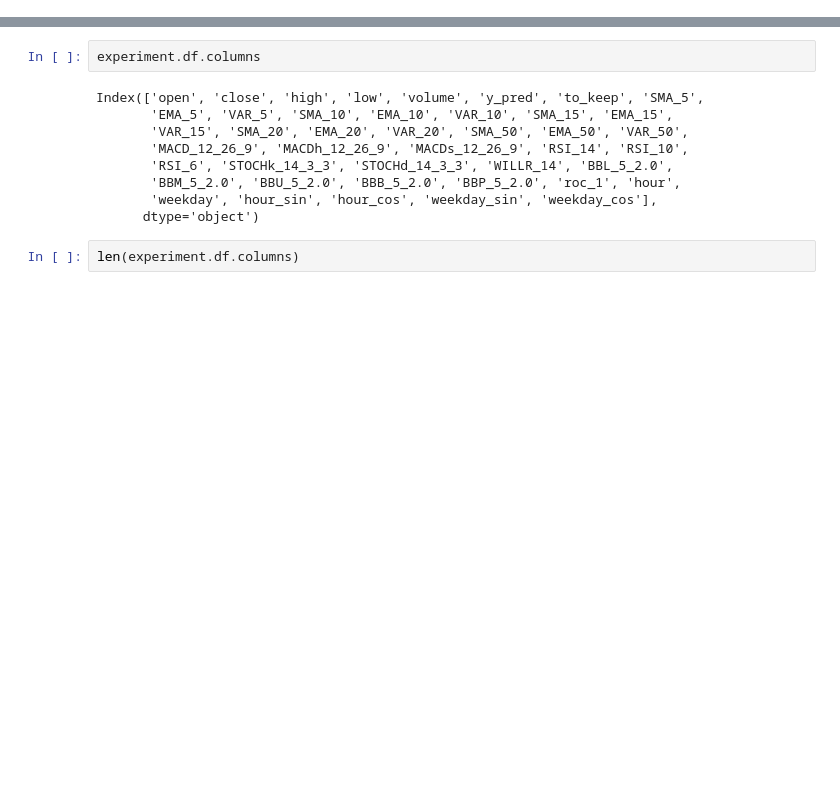
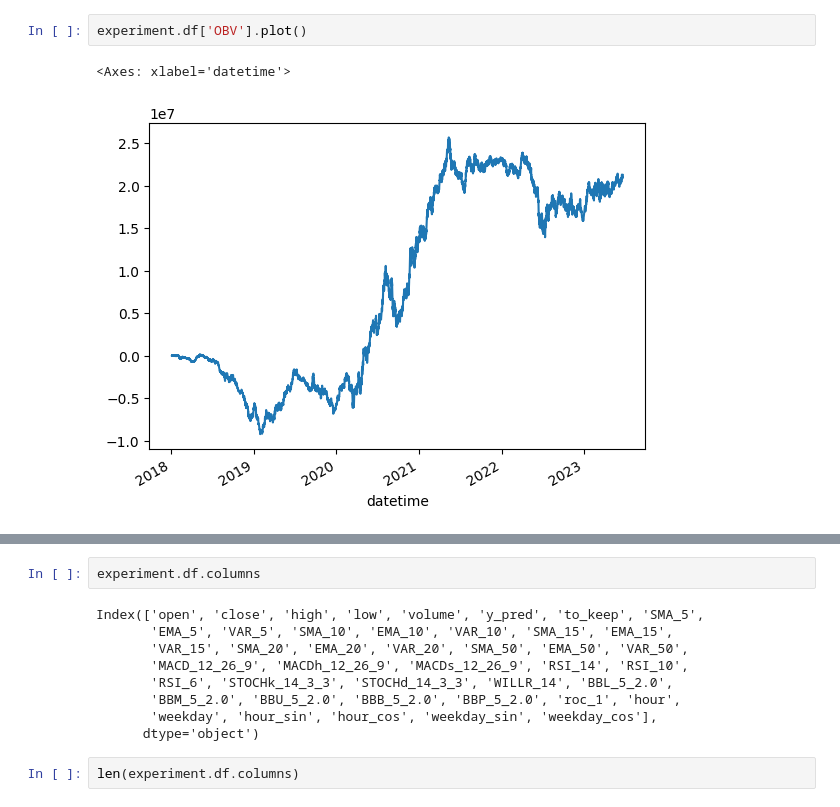
Before and after one commit to pgradz/ml_investing_wne, a Jupyter notebook: src/ml_investing_wne/notebooks/features.ipynb, the cells around one changed output, grey strips where cells are left out. Saved outputs shown, nothing was run; the diff lists cells and outputs as text; blank space fills up the shorter version.

```diff
--- a/src/ml_investing_wne/notebooks/features.ipynb
+++ b/src/ml_investing_wne/notebooks/features.ipynb
@@ -24,0 +77,5 @@ maxCacheSize: 5.33 GB
+# %%
+experiment.df['OBV'].plot()
+# %% [output]
+<Axes: xlabel='datetime'>
+[figure, added]
```
Also changed, not shown: parts of 7 cells of this notebook, 11 other files.
